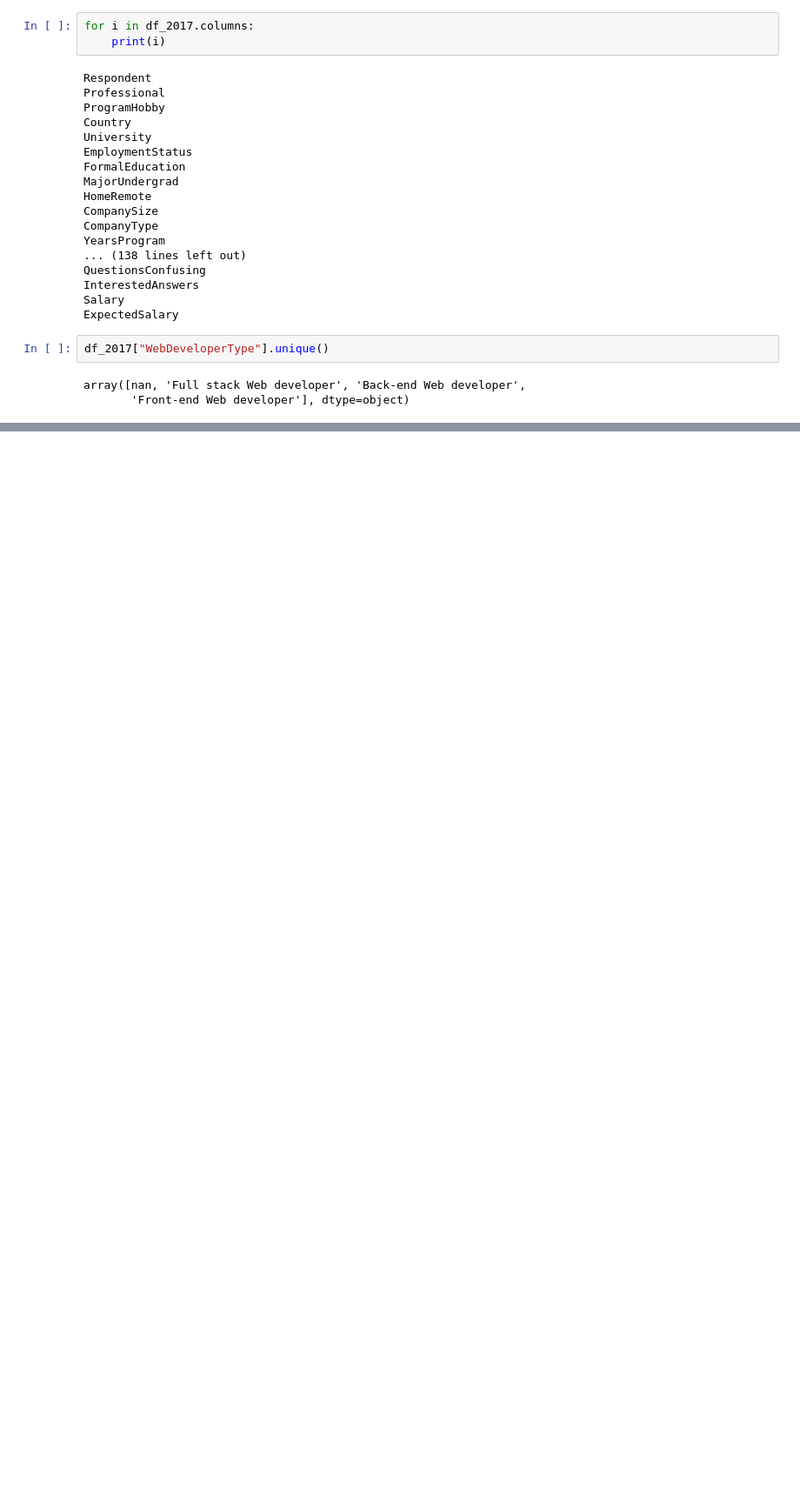
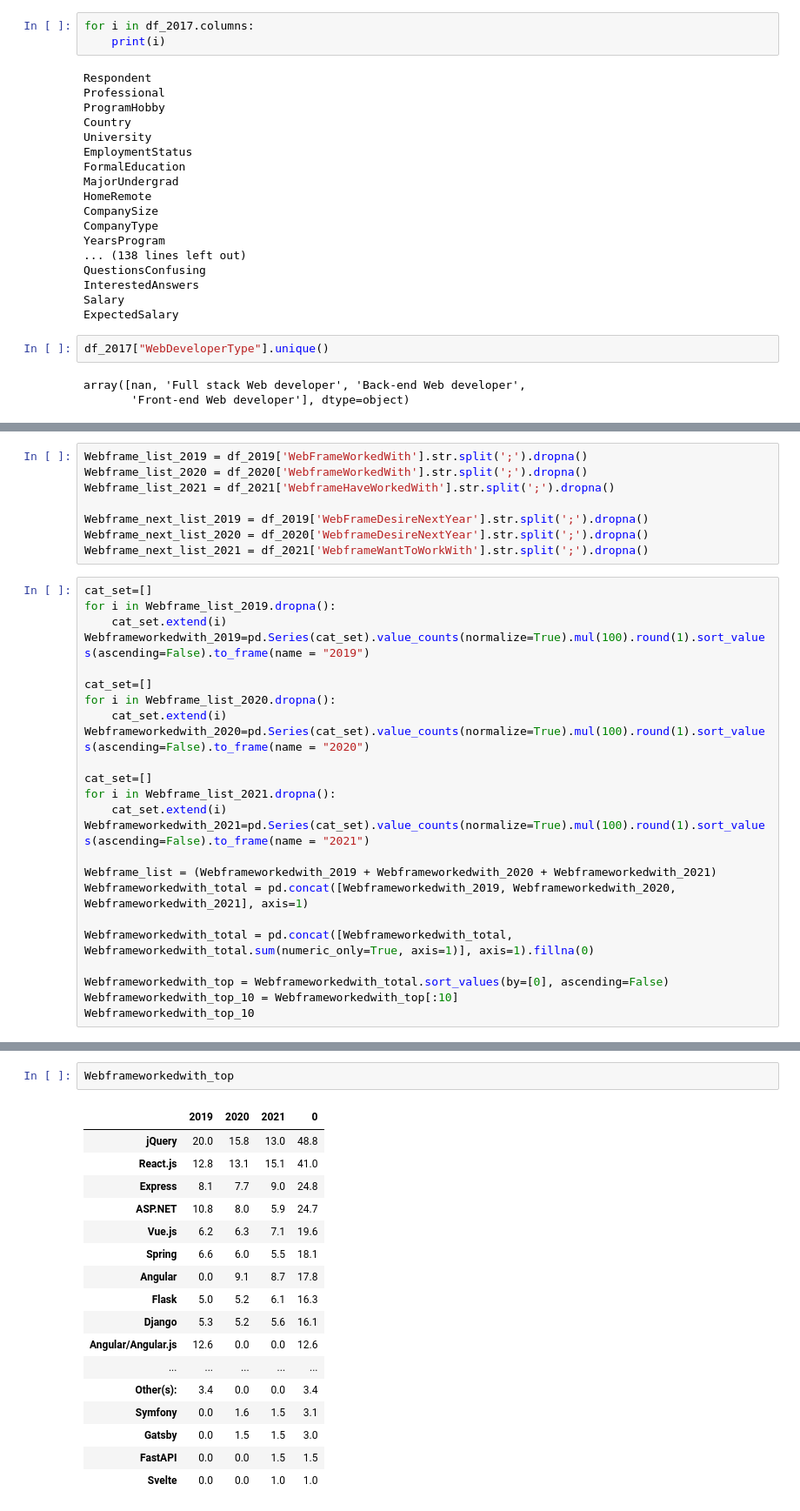
Before and after one commit to CEOJINSUNG/Dacon-Job-Trend, a Jupyter notebook: stack-overflow-trend.ipynb, the cells around one changed output, grey strips where cells are left out. Shown at 87% size. Drawn from its saved outputs; the diff is of its cells as text; blank space fills up the shorter version.

Commit message:
Webframe 추가

```diff
--- a/stack-overflow-trend.ipynb
+++ b/stack-overflow-trend.ipynb
@@ -885,0 +888,32 @@ array([nan, 'Full stack Web developer', 'Back-end Web developer',
+# %%
+Webframe_list_2019 = df_2019['WebFrameWorkedWith'].str.split(';').dropna()
+Webframe_list_2020 = df_2020['WebframeWorkedWith'].str.split(';').dropna()
+Webframe_list_2021 = df_2021['WebframeHaveWorkedWith'].str.split(';').dropna()
+
+Webframe_next_list_2019 = df_2019['WebFrameDesireNextYear'].str.split(';').dropna()
+Webframe_next_list_2020 = df_2020['WebframeDesireNextYear'].str.split(';').dropna()
+Webframe_next_list_2021 = df_2021['WebframeWantToWorkWith'].str.split(';').dropna()
+# %%
+cat_set=[]
+for i in Webframe_list_2019.dropna():
+    cat_set.extend(i)
+Webframeworkedwith_2019=pd.Series(cat_set).value_counts(normalize=True).mul(100).round(1).sort_values(ascending=False).to_frame(name = "2019")
+
+cat_set=[]
+for i in Webframe_list_2020.dropna():
+    cat_set.extend(i)
+Webframeworkedwith_2020=pd.Series(cat_set).value_counts(normalize=True).mul(100).round(1).sort_values(ascending=False).to_frame(name = "2020")
+
+cat_set=[]
+for i in Webframe_list_2021.dropna():
+    cat_set.extend(i)
+Webframeworkedwith_2021=pd.Series(cat_set).value_counts(normalize=True).mul(100).round(1).sort_values(ascending=False).to_frame(name = "2021")
+
+Webframe_list = (Webframeworkedwith_2019 + Webframeworkedwith_2020 + Webframeworkedwith_2021)
+Webframeworkedwith_total = pd.concat([Webframeworkedwith_2019, Webframeworkedwith_2020, Webframeworkedwith_2021], axis=1)
+
+Webframeworkedwith_total = pd.concat([Webframeworkedwith_total, Webframeworkedwith_total.sum(numeric_only=True, axis=1)], axis=1).fillna(0)
+
+Webframeworkedwith_top = Webframeworkedwith_total.sort_values(by=[0], ascending=False)
+Webframeworkedwith_top_10 = Webframeworkedwith_top[:10]
+Webframeworkedwith_top_10
@@ -885,0 +932,20 @@ array([nan, 'Full stack Web developer', 'Back-end Web developer',
+# %%
+Webframeworkedwith_top
+# %% [output]
+|  | 2019 | 2020 | 2021 | 0 |
+| jQuery | 20.0 | 15.8 | 13.0 | 48.8 |
+| React.js | 12.8 | 13.1 | 15.1 | 41.0 |
+| Express | 8.1 | 7.7 | 9.0 | 24.8 |
+| ASP.NET | 10.8 | 8.0 | 5.9 | 24.7 |
+| Vue.js | 6.2 | 6.3 | 7.1 | 19.6 |
+| Spring | 6.6 | 6.0 | 5.5 | 18.1 |
+| Angular | 0.0 | 9.1 | 8.7 | 17.8 |
+| Flask | 5.0 | 5.2 | 6.1 | 16.3 |
+| Django | 5.3 | 5.2 | 5.6 | 16.1 |
+| Angular/Angular.js | 12.6 | 0.0 | 0.0 | 12.6 |
+| ... | ... | ... | ... | ... |
+| Other(s): | 3.4 | 0.0 | 0.0 | 3.4 |
+| Symfony | 0.0 | 1.6 | 1.5 | 3.1 |
+| Gatsby | 0.0 | 1.5 | 1.5 | 3.0 |
+| FastAPI | 0.0 | 0.0 | 1.5 | 1.5 |
+| Svelte | 0.0 | 0.0 | 1.0 | 1.0 |
```
Also changed, not shown: parts of 3 cells of this notebook, 1 other file.
